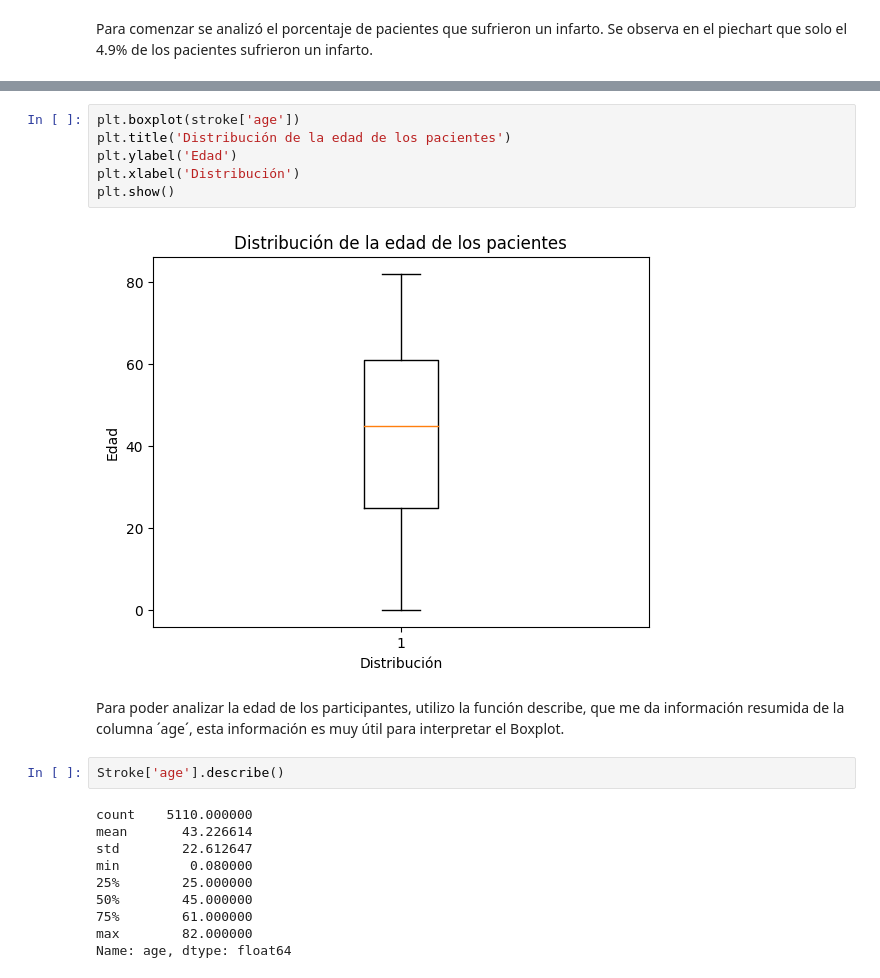
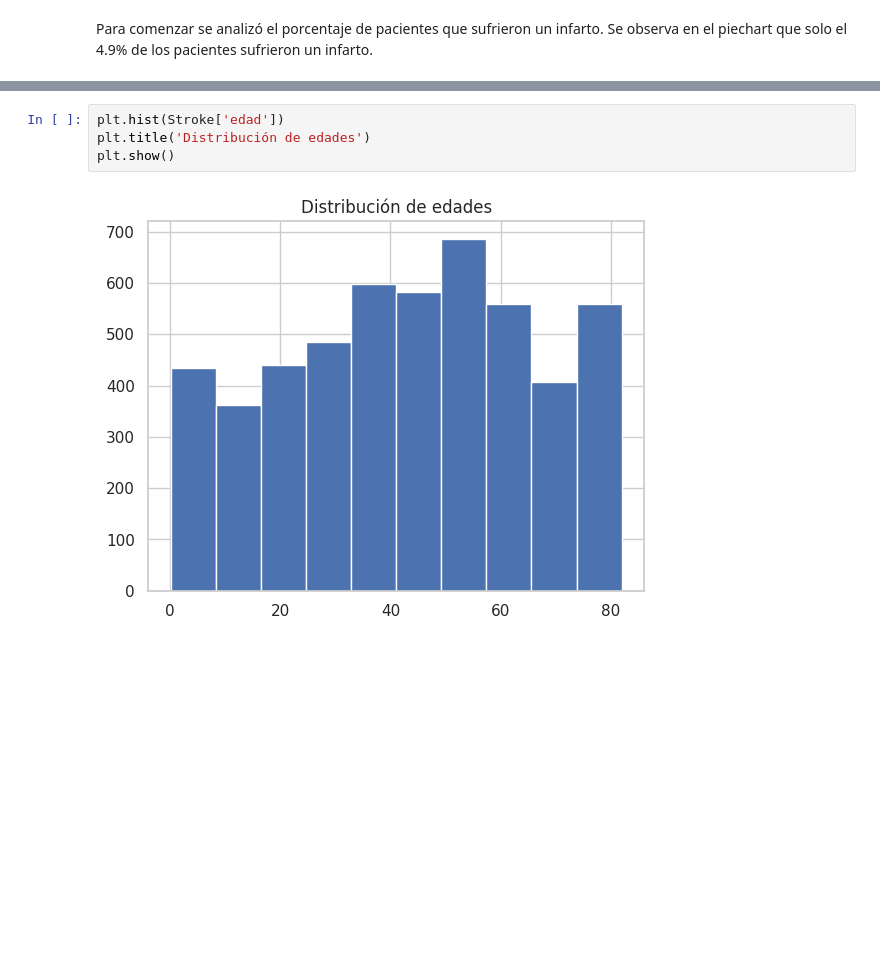
Before and after one commit to andresgabas/DS-Coderhouse, a Jupyter notebook: Visualización_Gabás.ipynb, the cells around one changed output, grey strips where cells are left out. Cells and saved outputs as stored; diff of their text form; blank space fills up the shorter version.

```diff
--- a/Visualización_Gabás.ipynb
+++ b/Visualización_Gabás.ipynb
@@ -103,22 +94,6 @@ En este gráfico se observa que la cantidad de participantes mujeres es mayor qu
-# %%
-plt.boxplot(stroke['age'])
-plt.title('Distribución de la edad de los pacientes')
-plt.ylabel('Edad')
-plt.xlabel('Distribución')
-plt.show()
-# %% [output]
-[figure, removed]
-# %% [markdown]
-Para poder analizar la edad de los participantes, utilizo la función describe, que me da información resumida de la columna ´age´, esta información es muy útil para interpretar el Boxplot.
-# %%
-Stroke['age'].describe()
-# %% [output]
-count    5110.000000
-mean       43.226614
-std        22.612647
-min         0.080000
-25%        25.000000
-50%        45.000000
-75%        61.000000
-max        82.000000
-Name: age, dtype: float64
+# %%
+plt.hist(Stroke['edad'])
+plt.title('Distribución de edades')
+plt.show()
+# %% [output]
+[figure, added]
```
Also changed, not shown: parts of 19 cells of this notebook.
